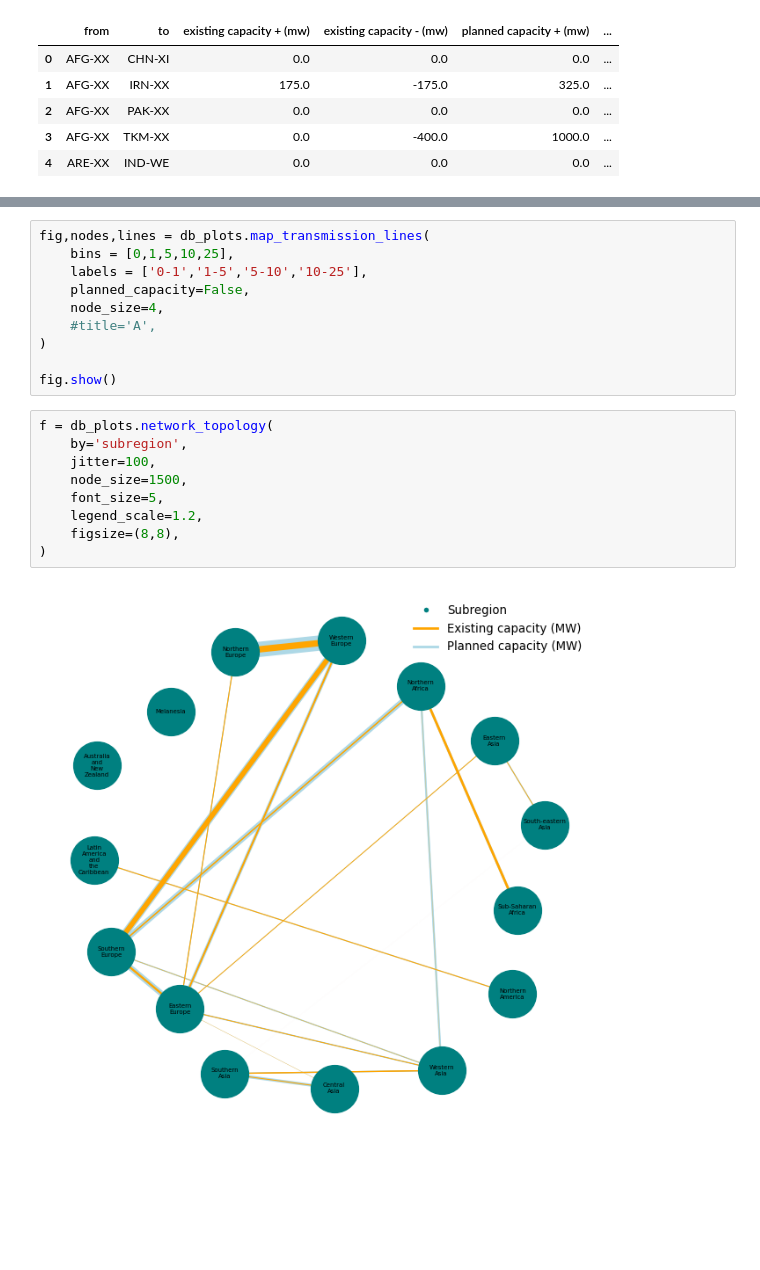
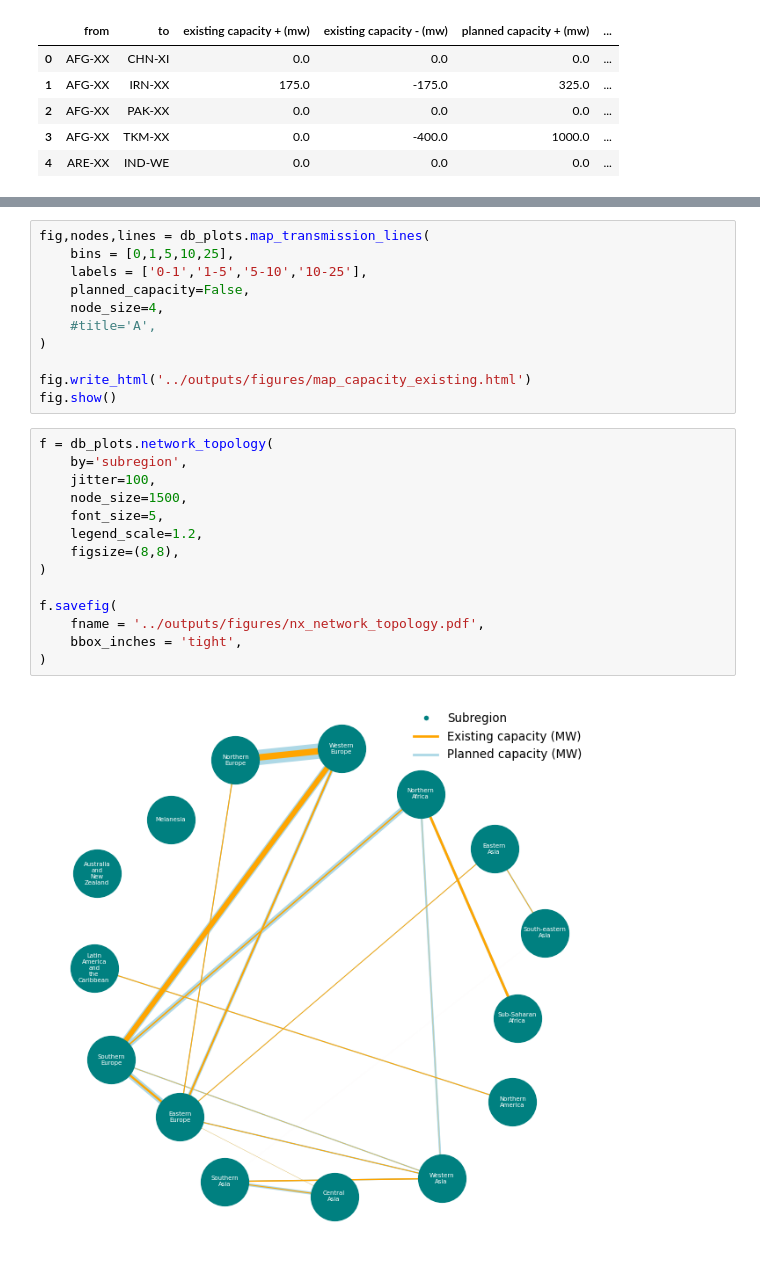
Before and after one commit to Electricity-Transmission-Database/electricity-transmission-database, a Jupyter notebook: notebooks/make_plots.ipynb, the cells around one changed output, grey strips where cells are left out. Saved outputs shown, nothing was run; the diff lists cells and outputs as text; blank space fills up the shorter version.

Commit message:
output plots as html/pdf files

```diff
--- a/notebooks/make_plots.ipynb
+++ b/notebooks/make_plots.ipynb
@@ -43,15 +45,21 @@ fig,nodes,lines = db_plots.map_transmission_lines(
     #title='A',
 )
 
+fig.write_html('../outputs/figures/map_capacity_existing.html')
 fig.show()
 # %%
 f = db_plots.network_topology(
     by='subregion',
     jitter=100,
     node_size=1500,
     font_size=5,
     legend_scale=1.2,
     figsize=(8,8),
 )
+
+f.savefig(
+    fname = '../outputs/figures/nx_network_topology.pdf',
+    bbox_inches = 'tight',
+)
 # %% [output]
-[figure, old version]
+[figure, new version]
```
Also changed, not shown: parts of 3 cells of this notebook, 8 other files.
